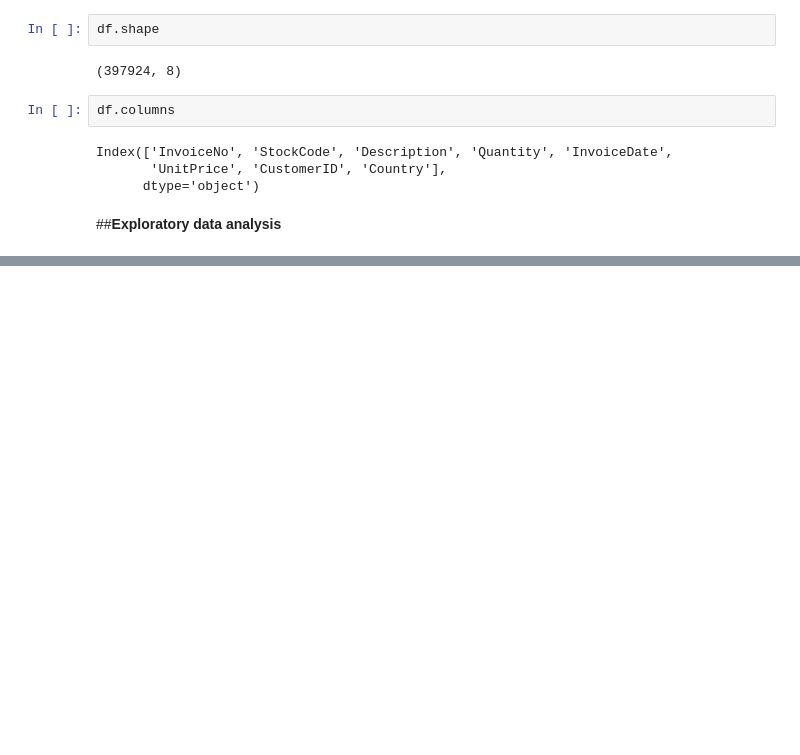
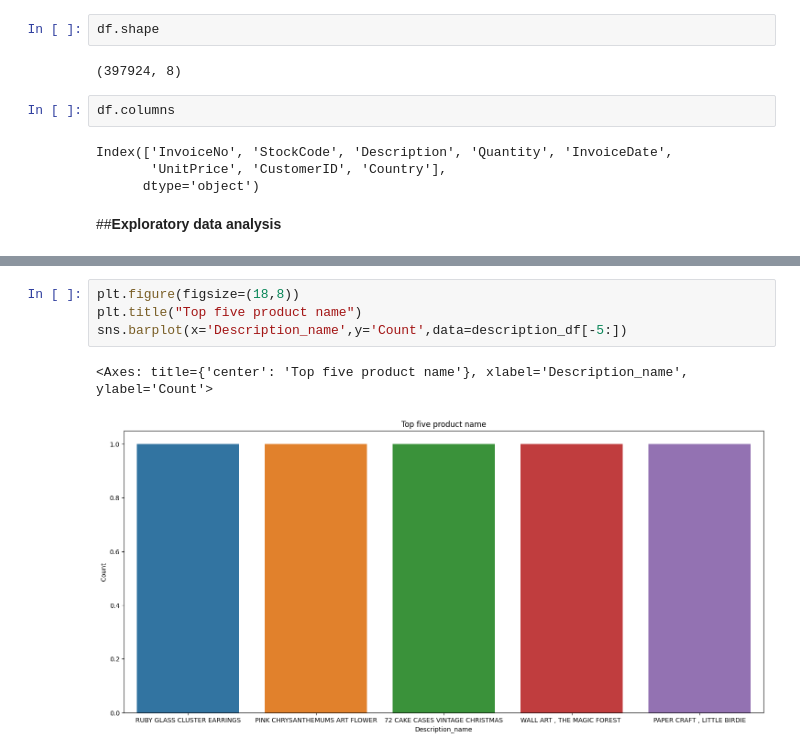
Before and after one commit to Saddam705/Online_retail_customer_segmentati, a Jupyter notebook: Online_retail_customer_segmentation.ipynb, the cells around one changed output, grey strips where cells are left out. Saved outputs shown, nothing was run; the diff lists cells and outputs as text; blank space fills up the shorter version.

```diff
--- a/Online_retail_customer_segmentation.ipynb
+++ b/Online_retail_customer_segmentation.ipynb
@@ -152,0 +200,7 @@ Index(['InvoiceNo', 'StockCode', 'Description', 'Quantity', 'InvoiceDate',
+# %%
+plt.figure(figsize=(18,8))
+plt.title("Top five product name")
+sns.barplot(x='Description_name',y='Count',data=description_df[-5:])
+# %% [output]
+<Axes: title={'center': 'Top five product name'}, xlabel='Description_name', ylabel='Count'>
+[figure, added]
```
Also changed, not shown: parts of 50 cells of this notebook.
